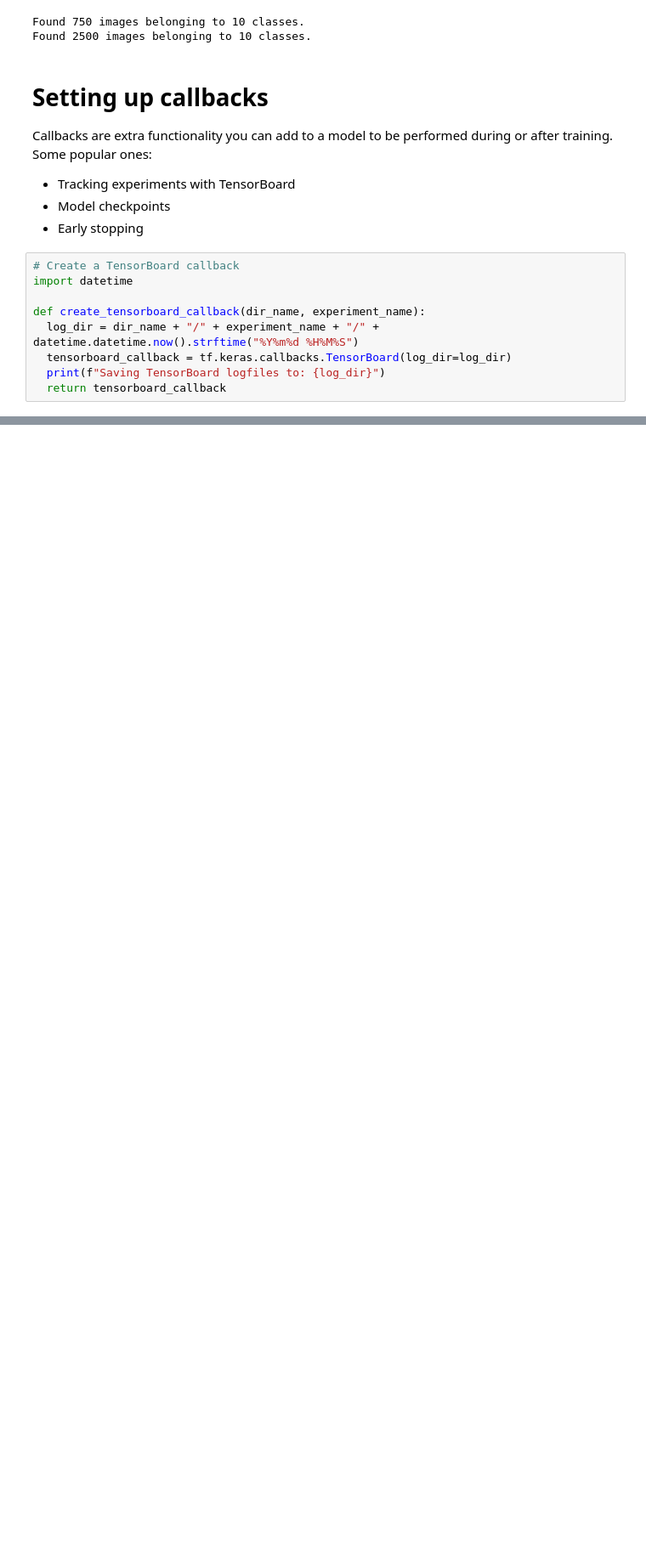
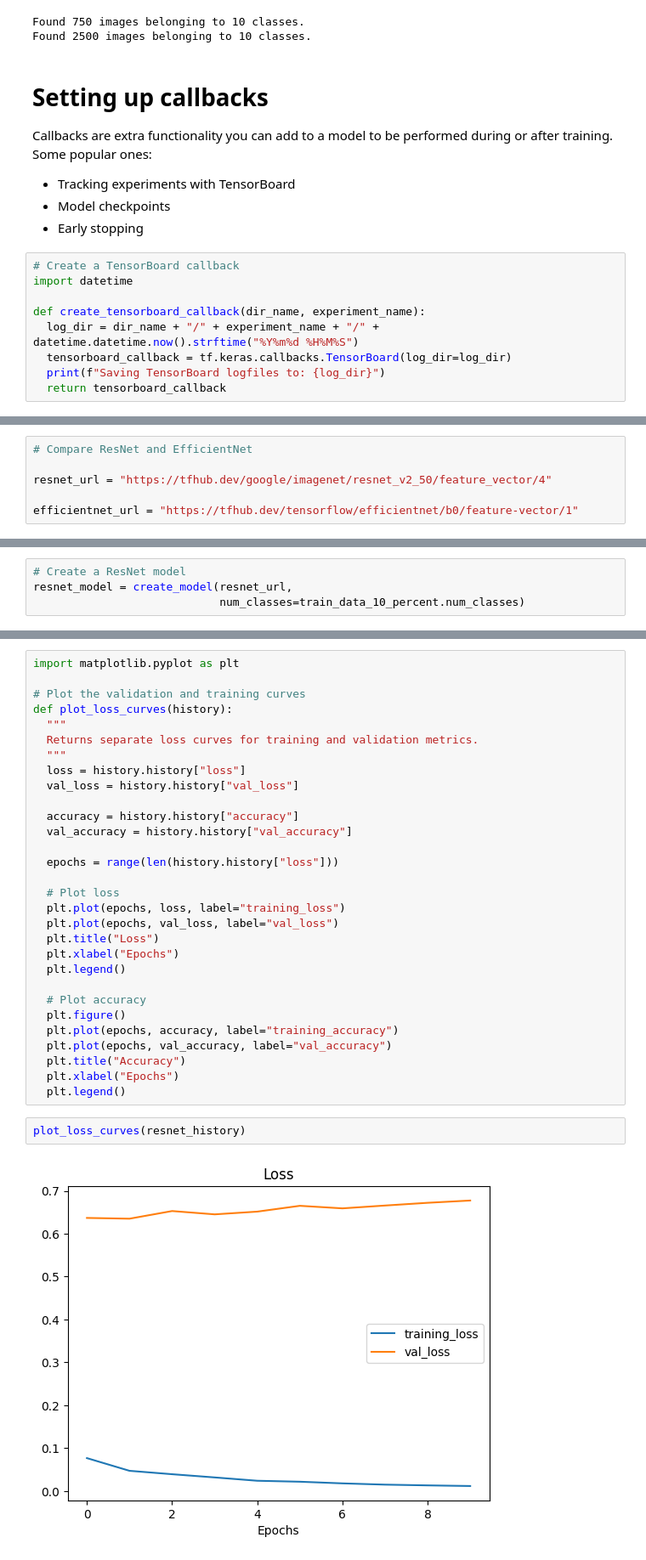
Before and after one commit to jescalada/Tensorflow-colabs, a Jupyter notebook: transfer_learning.ipynb, the cells around one changed output, grey strips where cells are left out. Shown: that part at 85% size. Cells and saved outputs as stored; diff of their text form; blank space fills up the shorter version.

```diff
--- a/transfer_learning.ipynb
+++ b/transfer_learning.ipynb
@@ -95,0 +98,6 @@ def create_tensorboard_callback(dir_name, experiment_name):
+# %%
+# Compare ResNet and EfficientNet
+
+resnet_url = "https://tfhub.dev/google/imagenet/resnet_v2_50/feature_vector/4"
+
+efficientnet_url = "https://tfhub.dev/tensorflow/efficientnet/b0/feature-vector/1"
@@ -95,0 +137,4 @@ def create_tensorboard_callback(dir_name, experiment_name):
+# %%
+# Create a ResNet model
+resnet_model = create_model(resnet_url,
+                            num_classes=train_data_10_percent.num_classes)
@@ -95,0 +245,34 @@ def create_tensorboard_callback(dir_name, experiment_name):
+# %%
+import matplotlib.pyplot as plt
+
+# Plot the validation and training curves
+def plot_loss_curves(history):
+  """
+  Returns separate loss curves for training and validation metrics.
+  """
+  loss = history.history["loss"]
+  val_loss = history.history["val_loss"]
+
+  accuracy = history.history["accuracy"]
+  val_accuracy = history.history["val_accuracy"]
+
+  epochs = range(len(history.history["loss"]))
+
+  # Plot loss
+  plt.plot(epochs, loss, label="training_loss")
+  plt.plot(epochs, val_loss, label="val_loss")
+  plt.title("Loss")
+  plt.xlabel("Epochs")
+  plt.legend()
+
+  # Plot accuracy
+  plt.figure()
+  plt.plot(epochs, accuracy, label="training_accuracy")
+  plt.plot(epochs, val_accuracy, label="val_accuracy")
+  plt.title("Accuracy")
+  plt.xlabel("Epochs")
+  plt.legend()
+# %%
+plot_loss_curves(resnet_history)
+# %% [output]
+[figure, added]
```
Also changed, not shown: parts of 14 cells of this notebook.
